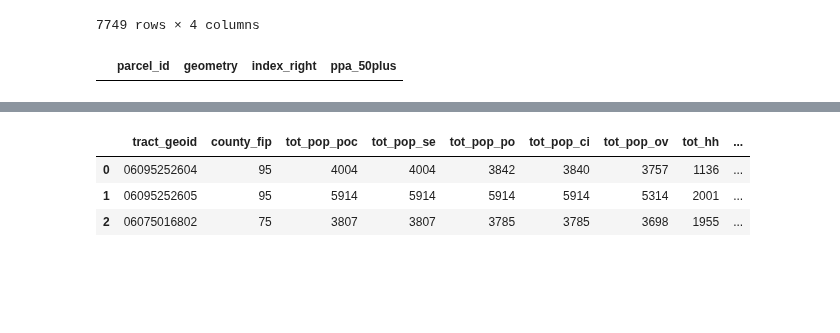
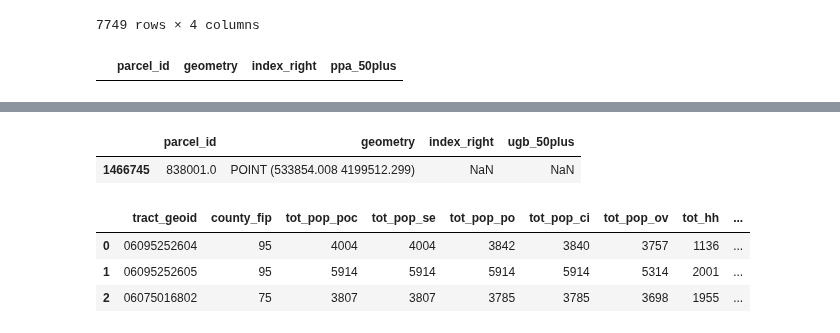
Before and after one commit to BayAreaMetro/bayarea_urbansim, a Jupyter notebook: scripts/strategy_building/parcel_tagging_script.ipynb, the cells around one changed output, grey strips where cells are left out. Cells and saved outputs as stored; diff of their text form; code cells hidden in the pictures; blank space fills up the shorter version.

```diff
--- a/scripts/strategy_building/parcel_tagging_script.ipynb
+++ b/scripts/strategy_building/parcel_tagging_script.ipynb
@@ -509,3 +563,8 @@ display(ugb_tag.head())
+# %%
+ugb_tag.loc[ugb_tag.parcel_id == 838001]
+# %% [output]
+|  | parcel_id | geometry | index_right | ugb_50plus |
+| 1466745 | 838001.0 | POINT (533854.008 4199512.299) | NaN | NaN |
 # %%
 # EPC layer
 epc_layer = gpd.read_file('M:\Application\RTP2025_Equity_Performances\EquityPriorityCommunities\DRAFT_Equity_Priority_Communities_-_Plan_Bay_Area_2050_Plus_(ACS_2022).geojson')
```
Also changed, not shown: parts of 12 cells of this notebook.
